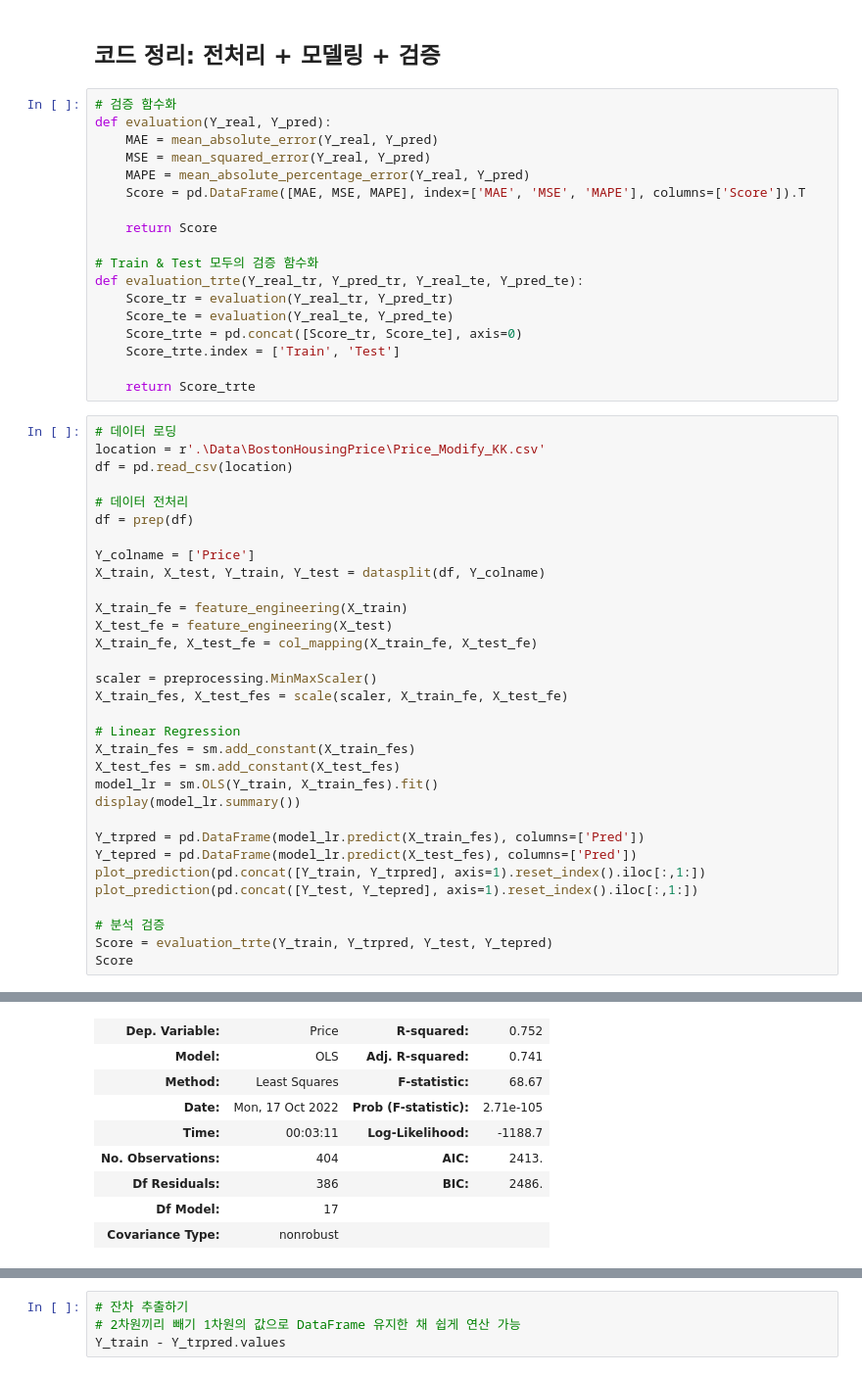
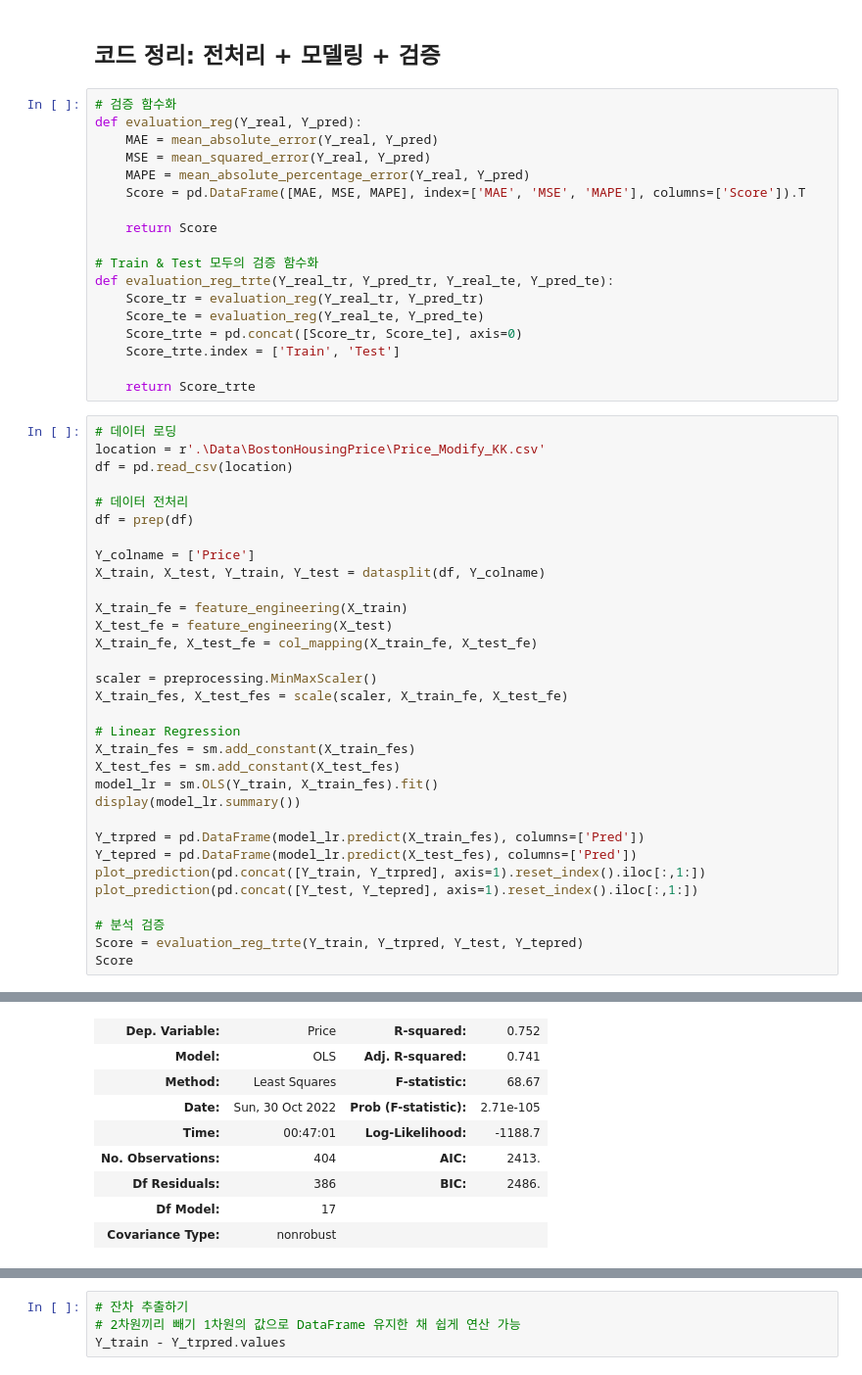
Before and after one commit to thekimk/All-About-Financial-Data-Science, a Jupyter notebook: Practice2-2_DataAnalysis_SupervisedRegression_KK.ipynb, the cells around one changed output, grey strips where cells are left out. Shown: that part at 98% size. Cells and saved outputs as stored; diff of their text form.

```diff
--- a/Practice2-2_DataAnalysis_SupervisedRegression_KK.ipynb
+++ b/Practice2-2_DataAnalysis_SupervisedRegression_KK.ipynb
@@ -2423,7 +2423,7 @@ pd.DataFrame([MAE, MSE, MAPE], index=['MAE', 'MSE', 'MAPE'], columns=['Score']).
 ## **코드 정리:** 전처리 + 모델링 + 검증
 # %%
 # 검증 함수화
-def evaluation(Y_real, Y_pred):
+def evaluation_reg(Y_real, Y_pred):
     MAE = mean_absolute_error(Y_real, Y_pred)
     MSE = mean_squared_error(Y_real, Y_pred)
     MAPE = mean_absolute_percentage_error(Y_real, Y_pred)
@@ -2432,9 +2432,9 @@ def evaluation(Y_real, Y_pred):
     return Score
 
 # Train & Test 모두의 검증 함수화
-def evaluation_trte(Y_real_tr, Y_pred_tr, Y_real_te, Y_pred_te):
-    Score_tr = evaluation(Y_real_tr, Y_pred_tr)
-    Score_te = evaluation(Y_real_te, Y_pred_te)
+def evaluation_reg_trte(Y_real_tr, Y_pred_tr, Y_real_te, Y_pred_te):
+    Score_tr = evaluation_reg(Y_real_tr, Y_pred_tr)
+    Score_te = evaluation_reg(Y_real_te, Y_pred_te)
     Score_trte = pd.concat([Score_tr, Score_te], axis=0)
     Score_trte.index = ['Train', 'Test']
 
@@ -2450,36 +2450,36 @@ df = prep(df)
 Y_colname = ['Price']
 X_train, X_test, Y_train, Y_test = datasplit(df, Y_colname)
 
 X_train_fe = feature_engineering(X_train)
 X_test_fe = feature_engineering(X_test)
 X_train_fe, X_test_fe = col_mapping(X_train_fe, X_test_fe)
 
 scaler = preprocessing.MinMaxScaler()
 X_train_fes, X_test_fes = scale(scaler, X_train_fe, X_test_fe)
 
 # Linear Regression
 X_train_fes = sm.add_constant(X_train_fes)
 X_test_fes = sm.add_constant(X_test_fes)
 model_lr = sm.OLS(Y_train, X_train_fes).fit()
 display(model_lr.summary())
 
 Y_trpred = pd.DataFrame(model_lr.predict(X_train_fes), columns=['Pred'])
 Y_tepred = pd.DataFrame(model_lr.predict(X_test_fes), columns=['Pred'])
 plot_prediction(pd.concat([Y_train, Y_trpred], axis=1).reset_index().iloc[:,1:])
 plot_prediction(pd.concat([Y_test, Y_tepred], axis=1).reset_index().iloc[:,1:])
 
 # 분석 검증
-Score = evaluation_trte(Y_train, Y_trpred, Y_test, Y_tepred)
+Score = evaluation_reg_trte(Y_train, Y_trpred, Y_test, Y_tepred)
 Score
 # %% [output]
 (404, 13) (404, 1)
 (102, 13) (102, 1)
 OLS Regression Results
 | Dep. Variable: | Price | R-squared: | 0.752 |
 | Model: | OLS | Adj. R-squared: | 0.741 |
 | Method: | Least Squares | F-statistic: | 68.67 |
-| Date: | Mon, 17 Oct 2022 | Prob (F-statistic): | 2.71e-105 |
-| Time: | 00:03:11 | Log-Likelihood: | -1188.7 |
+| Date: | Sun, 30 Oct 2022 | Prob (F-statistic): | 2.71e-105 |
+| Time: | 00:47:01 | Log-Likelihood: | -1188.7 |
 | No. Observations: | 404 | AIC: | 2413. |
 | Df Residuals: | 386 | BIC: | 2486. |
 | Df Model: | 17 |  |  |
```
Also changed, not shown: parts of 8 cells of this notebook, 13 other files.
